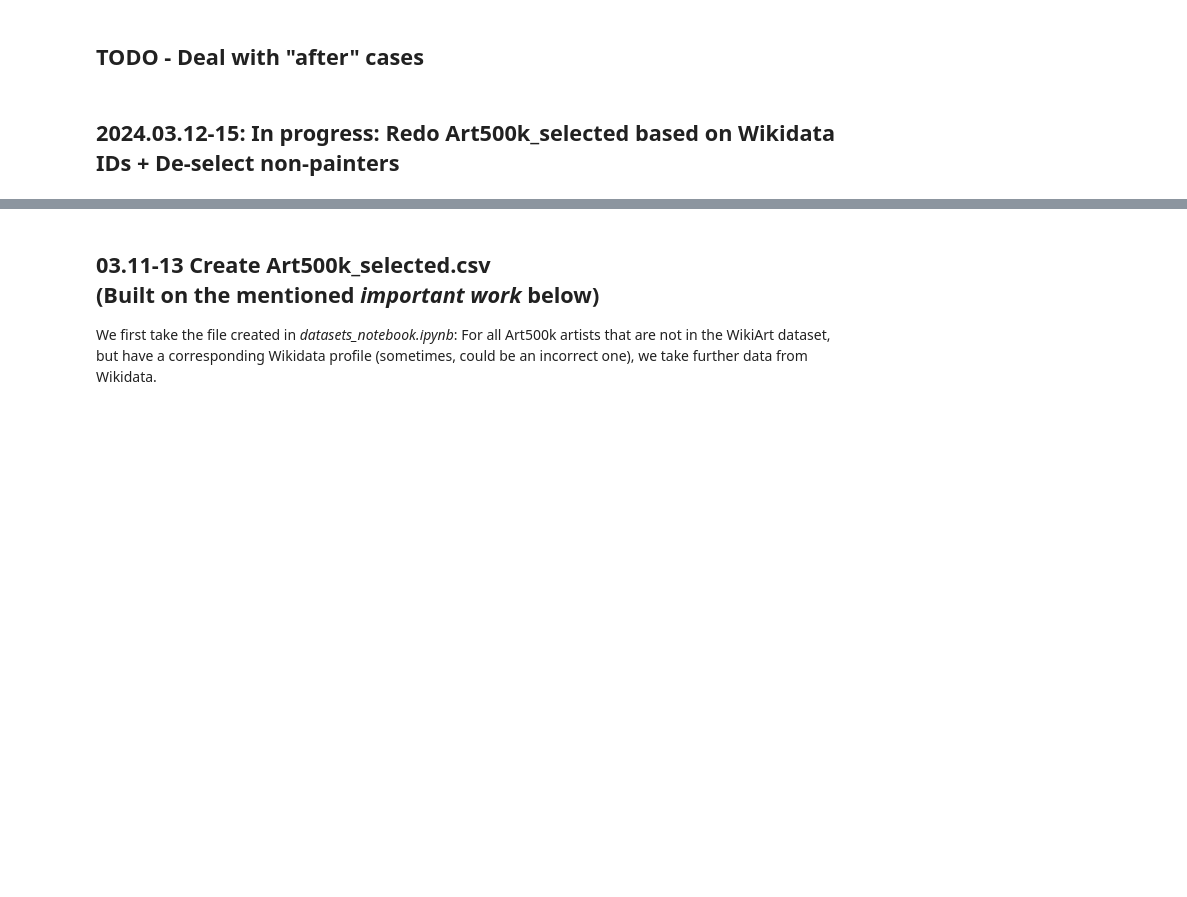
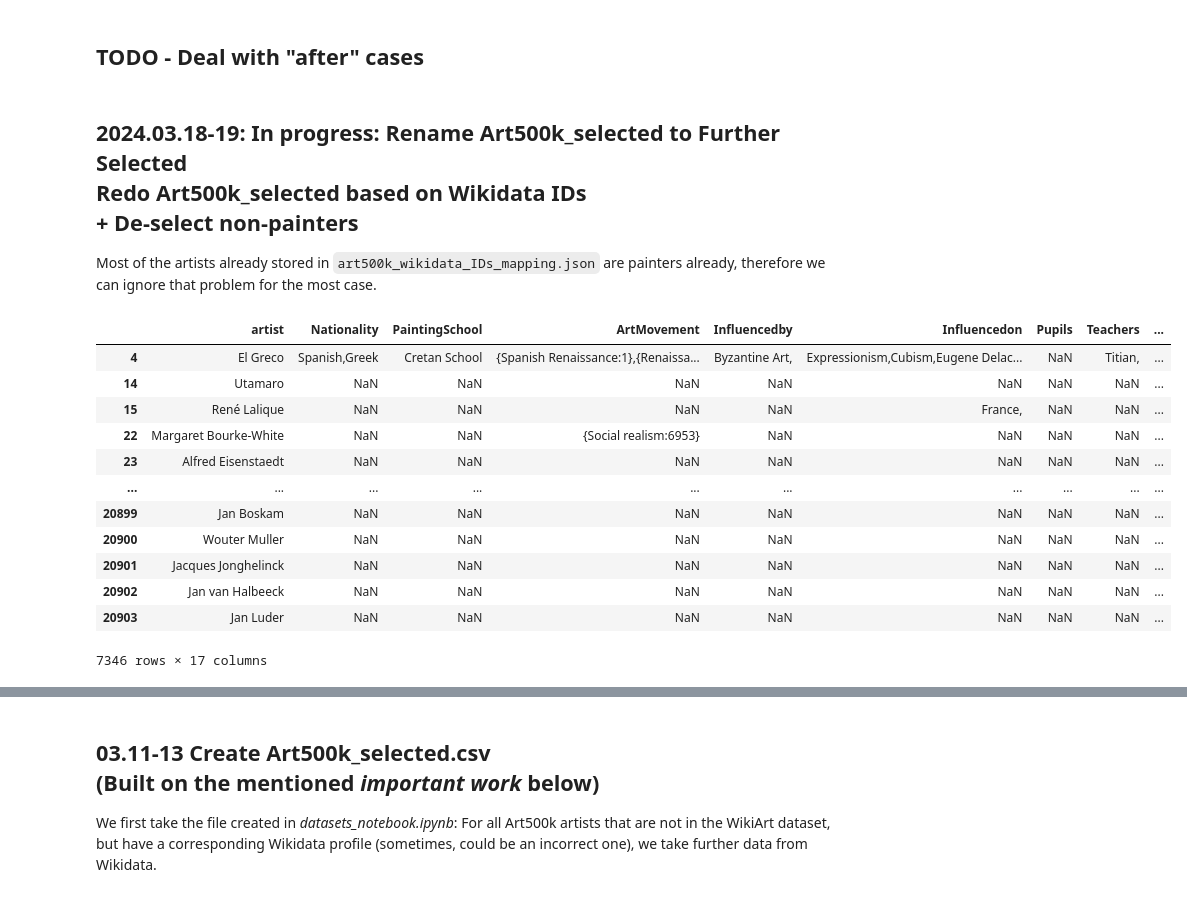
Before and after one commit to me9hanics/PainterPalette, a Jupyter notebook: art500k_updates.ipynb, the cells around one changed output, grey strips where cells are left out. Saved outputs shown, nothing was run; the diff lists cells and outputs as text; code cells hidden in the pictures; blank space fills up the shorter version.

Commit message:
add gathering of data from wikidata for further selected artists

```diff
--- a/art500k_updates.ipynb
+++ b/art500k_updates.ipynb
@@ -334,4 +334,29 @@ for painter in art500k_artists['artist']:
     if "after" in painter.lower():
         after_word_case.append(painter)
 # %% [markdown]
-## 2024.03.12-15: In progress: Redo Art500k_selected based on Wikidata IDs + De-select non-painters
+## 2024.03.18-19: In progress: Rename Art500k_selected to Further Selected <br> Redo Art500k_selected based on Wikidata IDs<br> + De-select non-painters
+
+Most of the artists already stored in `art500k_wikidata_IDs_mapping.json` are painters already, therefore we can ignore that problem for the most case.
+# %%
+import json
+with open('datasets/saves/art500k_wikidata_IDs_mapping.json', 'r', encoding='utf-8') as f:
+    art500k_wikidata_IDs_mapping = json.load(f)
+# %%
+art500k_further_selected_artists = [x for x in art500k_wikidata_IDs_mapping.keys() if art500k_wikidata_IDs_mapping[x] is not None]
+# %%
+art500k_further_selected = art500k_artists[art500k_artists['artist'].isin(art500k_further_selected_artists)]
+art500k_further_selected
+# %% [output]
+|  | artist | Nationality | PaintingSchool | ArtMovement | Influencedby | Influencedon | Pupils | Teachers | ... |
+| 4 | El Greco | Spanish,Greek | Cretan School | {Spanish Renaissance:1},{Renaissa... | Byzantine Art, | Expressionism,Cubism,Eugene Delac... | NaN | Titian, | ... |
+| 14 | Utamaro | NaN | NaN | NaN | NaN | NaN | NaN | NaN | ... |
+| 15 | René Lalique | NaN | NaN | NaN | NaN | France, | NaN | NaN | ... |
+| 22 | Margaret Bourke-White | NaN | NaN | {Social realism:6953} | NaN | NaN | NaN | NaN | ... |
+| 23 | Alfred Eisenstaedt | NaN | NaN | NaN | NaN | NaN | NaN | NaN | ... |
+| ... | ... | ... | ... | ... | ... | ... | ... | ... | ... |
+| 20899 | Jan Boskam | NaN | NaN | NaN | NaN | NaN | NaN | NaN | ... |
+| 20900 | Wouter Muller | NaN | NaN | NaN | NaN | NaN | NaN | NaN | ... |
+| 20901 | Jacques Jonghelinck | NaN | NaN | NaN | NaN | NaN | NaN | NaN | ... |
+| 20902 | Jan van Halbeeck | NaN | NaN | NaN | NaN | NaN | NaN | NaN | ... |
+| 20903 | Jan Luder | NaN | NaN | NaN | NaN | NaN | NaN | NaN | ... |
+7346 rows × 17 columns
```
Also changed, not shown: parts of 6 cells of this notebook.
